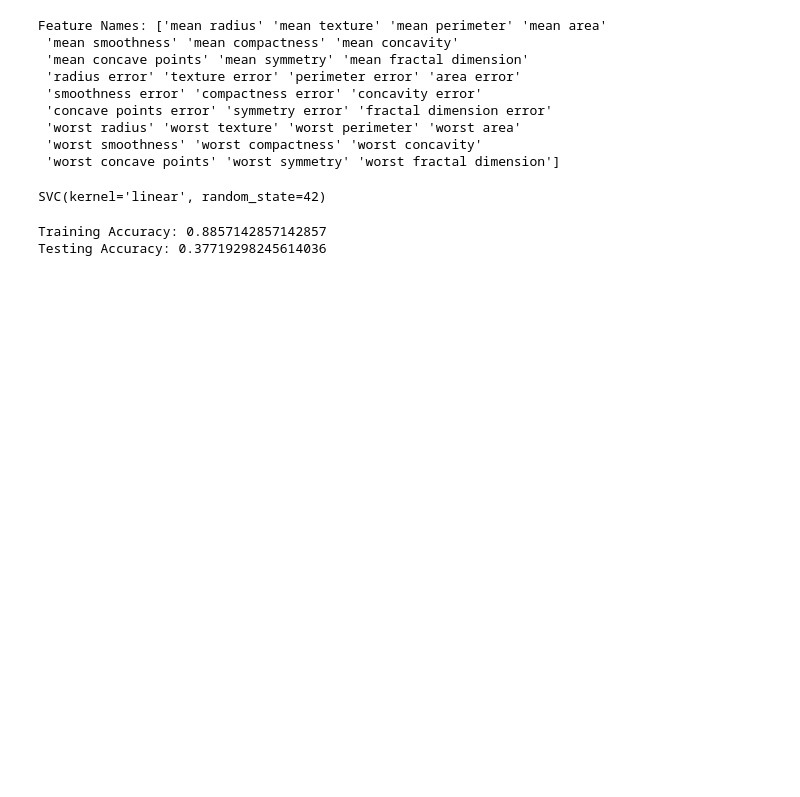
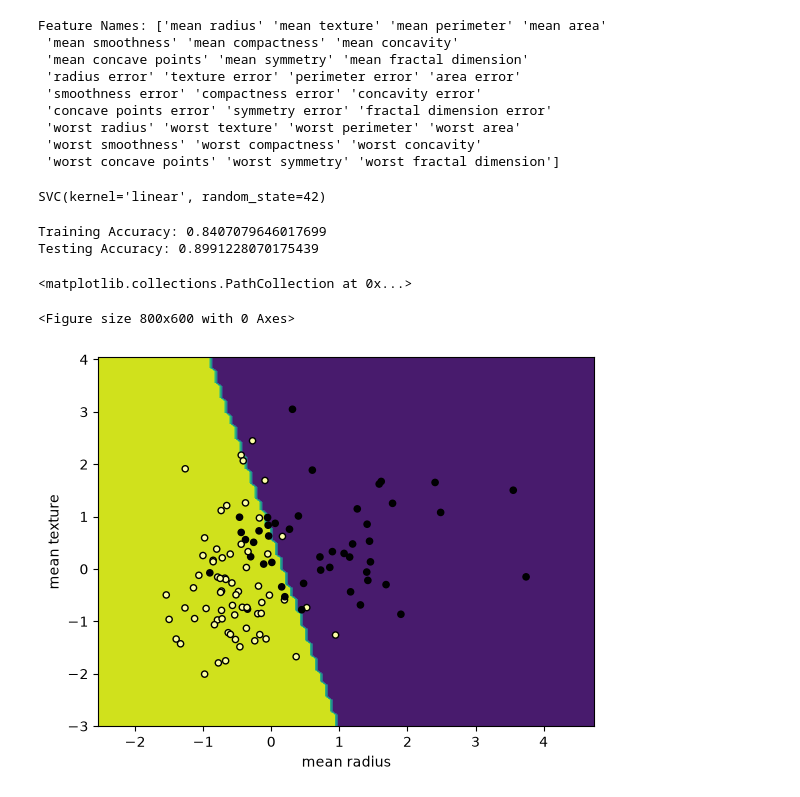
Before and after one commit to WillardDev/Machine_Learning_Foundation, a Jupyter notebook: SVM.ipynb, the cells around one changed output. Cells and saved outputs as stored; diff of their text form; code cells hidden in the pictures; blank space fills up the shorter version.

```diff
--- a/SVM.ipynb
+++ b/SVM.ipynb
@@ -38,7 +38,7 @@ X_Vis = X[:, [0, 1]]
 feature_X, feature_y = feature_names[0], feature_names[1]
 # %%
 # train test split
-X_train, X_test, y_train, y_test = train_test_split(X_Vis, y, test_size=0.2, random_state=42)
+X_train, X_test, y_train, y_test = train_test_split(X_Vis, y, test_size=0.8, random_state=42)
 # %%
 # scale the features
 scaler = StandardScaler()
@@ -55,5 +55,16 @@ SVC(kernel='linear', random_state=42)
 print('Training Accuracy:', svc.score(X_train, y_train))
 print("Testing Accuracy:", svc.score(X_test, y_test))
 # %% [output]
-Training Accuracy: 0.8857142857142857
-Testing Accuracy: 0.37719298245614036
+Training Accuracy: 0.8407079646017699
+Testing Accuracy: 0.8991228070175439
+# %%
+# plot decision boundary
+plt.figure(figsize=(8, 6))
+DecisionBoundaryDisplay.from_estimator(
+    svc, X_train, response_method="predict", xlabel=feature_X, ylabel=feature_y
+)
+plt.scatter(X_train[:, 0], X_train[:, 1], c=y_train, cmap=plt.cm.inferno, s=20, edgecolor="k")
+# %% [output]
+<matplotlib.collections.PathCollection at 0x...>
+<Figure size 800x600 with 0 Axes>
+[figure, added]
```
Also changed, not shown: parts of 1 cell of this notebook.
